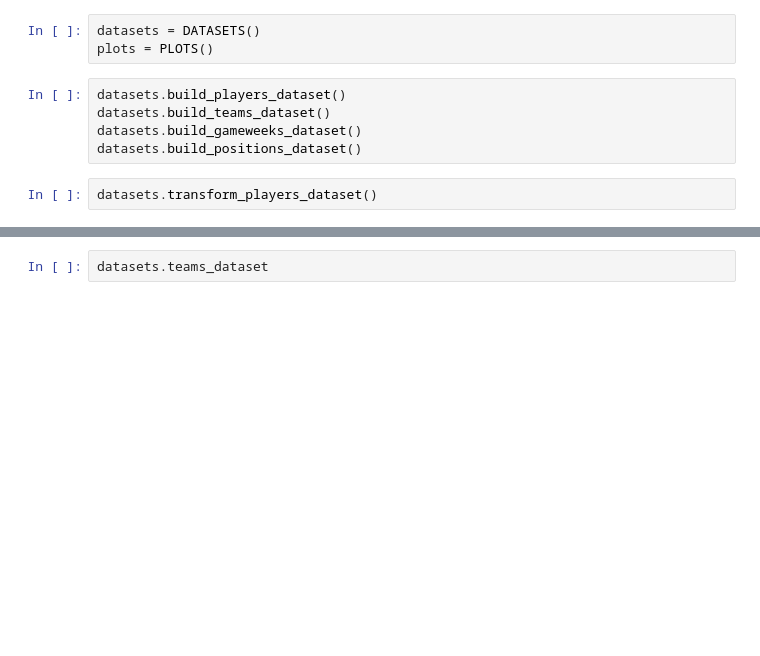
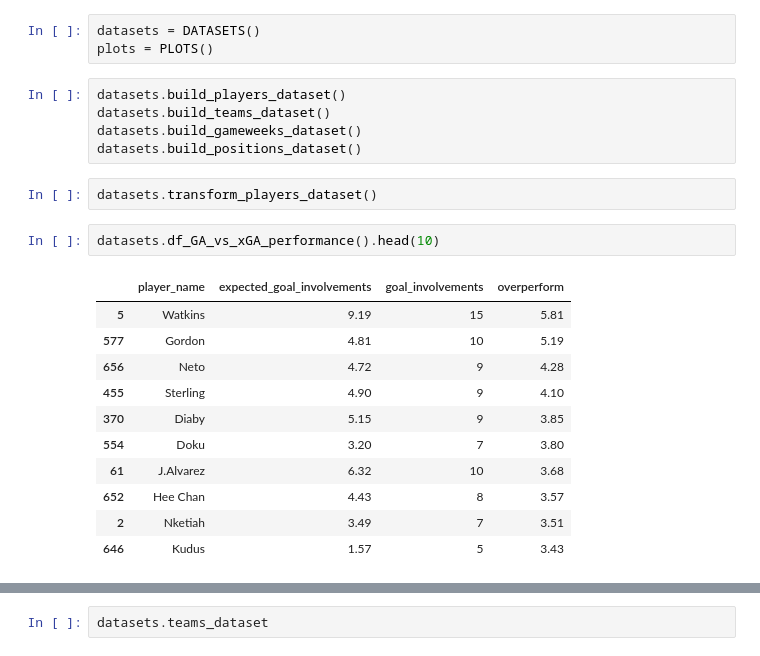
Before and after one commit to JedrzejSarna/fpl_analysis, a Jupyter notebook: _00_testing.ipynb, the cells around one changed output, grey strips where cells are left out. Cells and saved outputs as stored; diff of their text form; blank space fills up the shorter version.

```diff
--- a/_00_testing.ipynb
+++ b/_00_testing.ipynb
@@ -11,3 +11,17 @@ datasets.build_gameweeks_dataset()
 datasets.build_positions_dataset()
 # %%
 datasets.transform_players_dataset()
+# %%
+datasets.df_GA_vs_xGA_performance().head(10)
+# %% [output]
+|  | player_name | expected_goal_involvements | goal_involvements | overperform |
+| 5 | Watkins | 9.19 | 15 | 5.81 |
+| 577 | Gordon | 4.81 | 10 | 5.19 |
+| 656 | Neto | 4.72 | 9 | 4.28 |
+| 455 | Sterling | 4.90 | 9 | 4.10 |
+| 370 | Diaby | 5.15 | 9 | 3.85 |
+| 554 | Doku | 3.20 | 7 | 3.80 |
+| 61 | J.Alvarez | 6.32 | 10 | 3.68 |
+| 652 | Hee Chan | 4.43 | 8 | 3.57 |
+| 2 | Nketiah | 3.49 | 7 | 3.51 |
+| 646 | Kudus | 1.57 | 5 | 3.43 |
```
Also changed, not shown: parts of 5 cells of this notebook, 4 other files.
